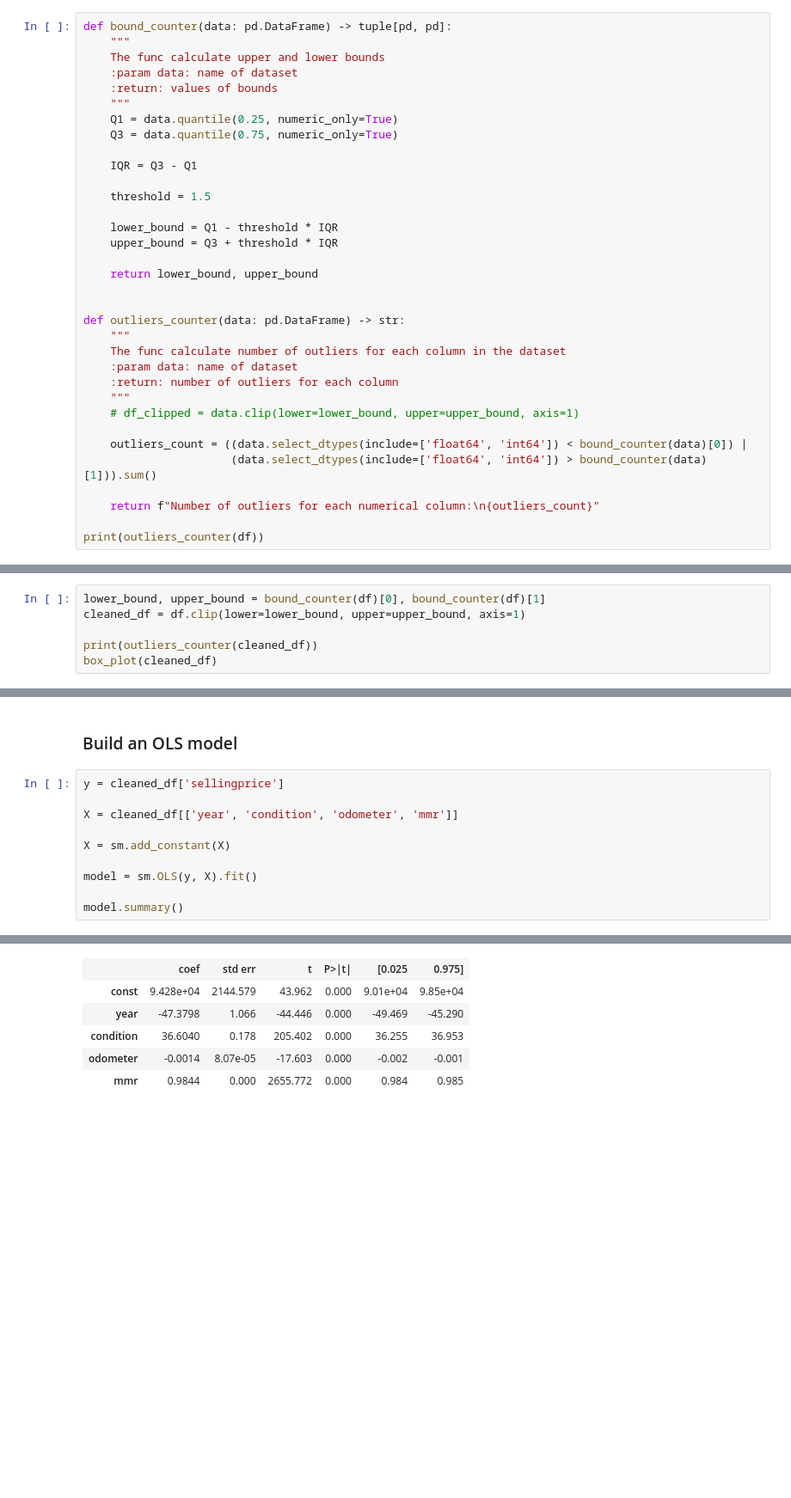
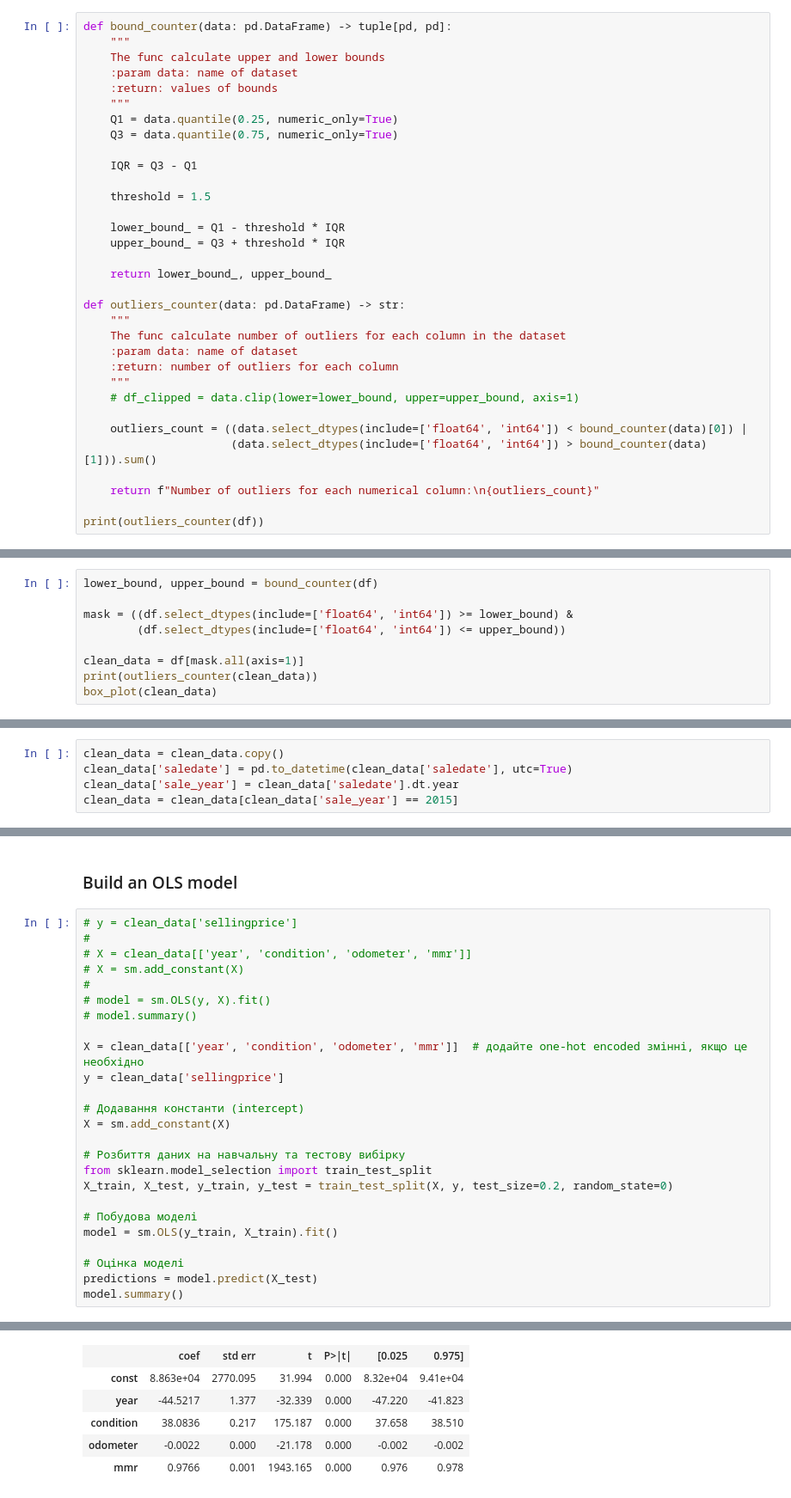
Before and after one commit to PavloKukurik/Car_prices_research, a Jupyter notebook: proj_test.ipynb, the cells around one changed output, grey strips where cells are left out. Shown at 86% size. Drawn from its saved outputs; the diff is of its cells as text; blank space fills up the shorter version.

```diff
--- a/proj_test.ipynb
+++ b/proj_test.ipynb
@@ -142,11 +132,10 @@ def bound_counter(data: pd.DataFrame) -> tuple[pd, pd]:
 
     threshold = 1.5
 
-    lower_bound = Q1 - threshold * IQR
-    upper_bound = Q3 + threshold * IQR
+    lower_bound_ = Q1 - threshold * IQR
+    upper_bound_ = Q3 + threshold * IQR
 
-    return lower_bound, upper_bound
-
+    return lower_bound_, upper_bound_
 
 def outliers_counter(data: pd.DataFrame) -> str:
     """
@@ -171,10 +160,13 @@ mmr             14038
 sellingprice    14118
 dtype: int64
 # %%
-lower_bound, upper_bound = bound_counter(df)[0], bound_counter(df)[1]
-cleaned_df = df.clip(lower=lower_bound, upper=upper_bound, axis=1)
+lower_bound, upper_bound = bound_counter(df)
 
-print(outliers_counter(cleaned_df))
-box_plot(cleaned_df)
+mask = ((df.select_dtypes(include=['float64', 'int64']) >= lower_bound) &
+        (df.select_dtypes(include=['float64', 'int64']) <= upper_bound))
+
+clean_data = df[mask.all(axis=1)]
+print(outliers_counter(clean_data))
+box_plot(clean_data)
 # %% [output]
 Number of outliers for each numerical column:
@@ -188,3 +180,8 @@ dtype: int64
+# %%
+clean_data = clean_data.copy()
+clean_data['saledate'] = pd.to_datetime(clean_data['saledate'], utc=True)
+clean_data['sale_year'] = clean_data['saledate'].dt.year
+clean_data = clean_data[clean_data['sale_year'] == 2015]
 # %% [markdown]
 ### **Now when we clear our dataset from Nan values and useless columns let`s see some interesting information that consider this dataset**
 # %%
@@ -257,14 +249,29 @@ plot_pie_chart('body', 'Distribution of Body type')
 # %% [markdown]
 ### Build an OLS model
 # %%
-y = cleaned_df['sellingprice']
+# y = clean_data['sellingprice']
+#
+# X = clean_data[['year', 'condition', 'odometer', 'mmr']]
+# X = sm.add_constant(X)
+#
+# model = sm.OLS(y, X).fit()
+# model.summary()
 
-X = cleaned_df[['year', 'condition', 'odometer', 'mmr']]
+X = clean_data[['year', 'condition', 'odometer', 'mmr']]  # додайте one-hot encoded змінні, якщо це необхідно
+y = clean_data['sellingprice']
 
+# Додавання константи (intercept)
 X = sm.add_constant(X)
 
-model = sm.OLS(y, X).fit()
+# Розбиття даних на навчальну та тестову вибірку
+from sklearn.model_selection import train_test_split
+X_train, X_test, y_train, y_test = train_test_split(X, y, test_size=0.2, random_state=0)
 
+# Побудова моделі
+model = sm.OLS(y_train, X_train).fit()
+
+# Оцінка моделі
+predictions = model.predict(X_test)
 model.summary()
 # %% [output]
 OLS Regression Results
@@ -278,8 +285,8 @@ OLS Regression Results
 | Df Model: | 4 |  |  |
 | Covariance Type: | nonrobust |  |  |
 |  | coef | std err | t | P>|t| | [0.025 | 0.975] |
-| const | 9.428e+04 | 2144.579 | 43.962 | 0.000 | 9.01e+04 | 9.85e+04 |
-| year | -47.3798 | 1.066 | -44.446 | 0.000 | -49.469 | -45.290 |
-| condition | 36.6040 | 0.178 | 205.402 | 0.000 | 36.255 | 36.953 |
-| odometer | -0.0014 | 8.07e-05 | -17.603 | 0.000 | -0.002 | -0.001 |
-| mmr | 0.9844 | 0.000 | 2655.772 | 0.000 | 0.984 | 0.985 |
+| const | 8.863e+04 | 2770.095 | 31.994 | 0.000 | 8.32e+04 | 9.41e+04 |
+| year | -44.5217 | 1.377 | -32.339 | 0.000 | -47.220 | -41.823 |
+| condition | 38.0836 | 0.217 | 175.187 | 0.000 | 37.658 | 38.510 |
+| odometer | -0.0022 | 0.000 | -21.178 | 0.000 | -0.002 | -0.002 |
+| mmr | 0.9766 | 0.001 | 1943.165 | 0.000 | 0.976 | 0.978 |
```
Also changed, not shown: parts of 11 cells of this notebook.
